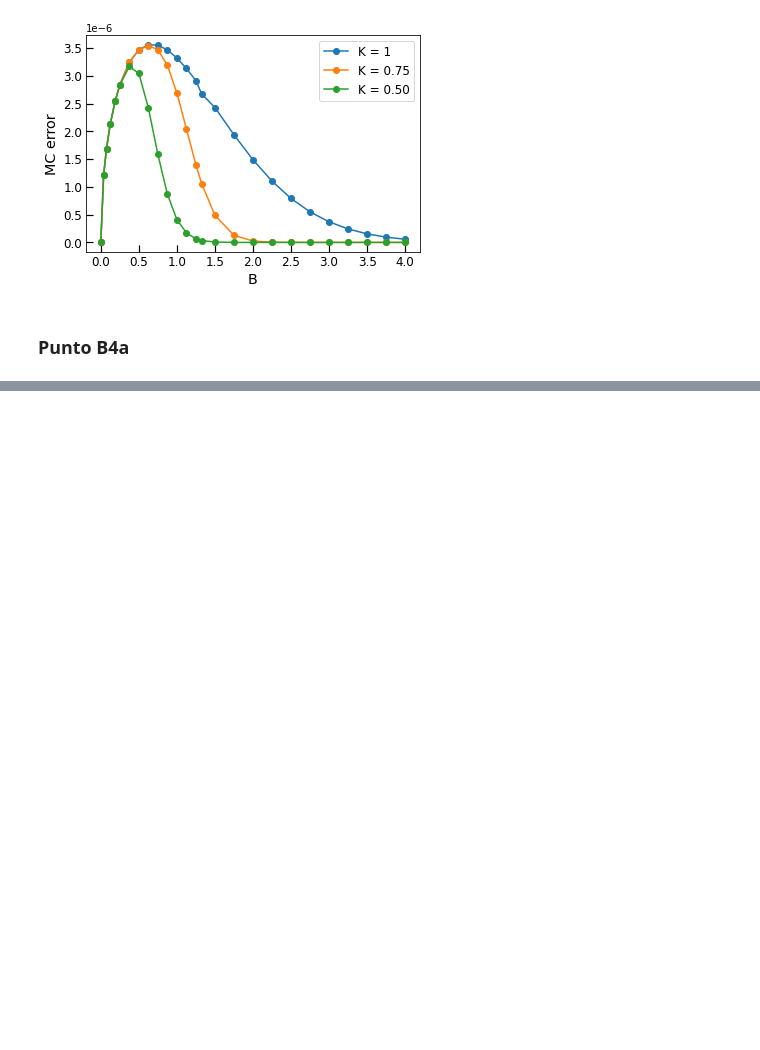
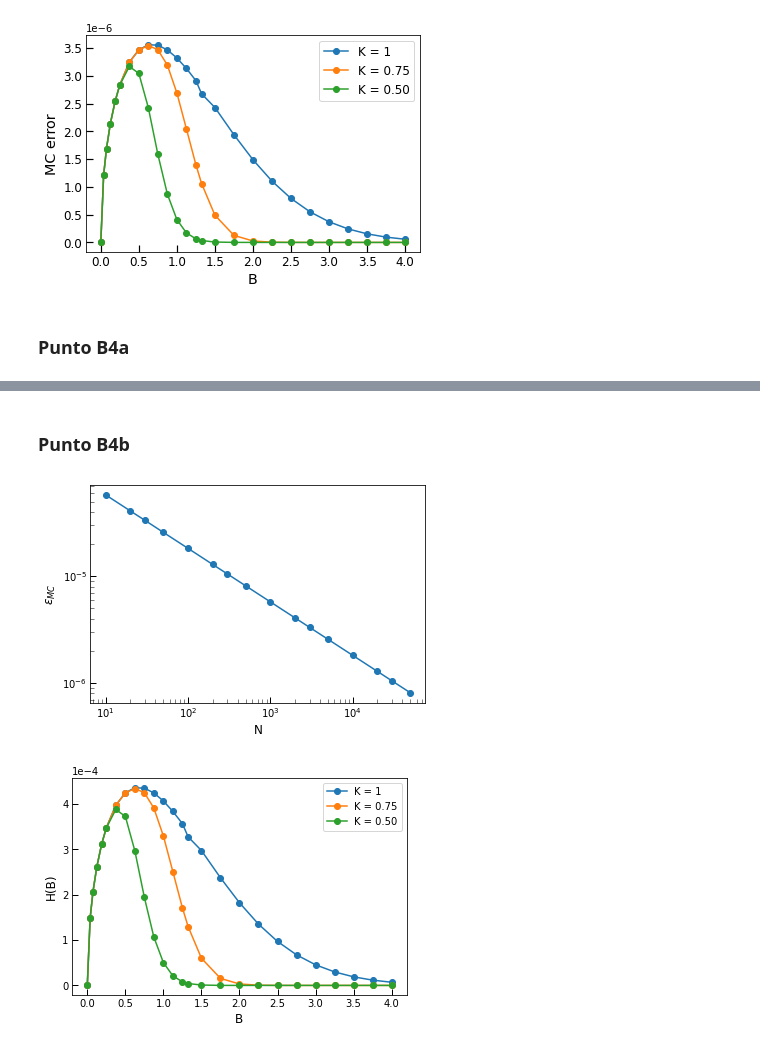
Before and after one commit to magmar1968/assignment_cuda, a Jupyter notebook: py_analisis/punti_B_analysis.ipynb, the cells around one changed output, grey strips where cells are left out. Cells and saved outputs as stored; diff of their text form; code cells hidden in the pictures; blank space fills up the shorter version.

```diff
--- a/py_analisis/punti_B_analysis.ipynb
+++ b/py_analisis/punti_B_analysis.ipynb
@@ -99,0 +101,36 @@ plt.show()
+# %% [markdown]
+### Punto B4b
+# %%
+data = np.genfromtxt(pathoutfile + "outfile_B4b.txt"  , delimiter = ',', comments='#')
+Nsim   = data[:,0]
+MC_err = data[:,2]
+
+#first part
+plt.loglog(Nsim,MC_err , "-o" )
+plt.ylabel(r"$\epsilon_{MC}$", size = 12*scale)
+plt.xlabel(r"N",       size = 12*scale)
+plt.xticks(size = 10*scale)
+plt.yticks(size = 10*scale)
+plt.tick_params(axis="both", direction='in', length=6*scale,width=1*scale)
+plt.tick_params(which = "minor", axis="both",direction="in", length= 4*scale,width=0.5*scale)
+plt.show()
+
+
+#second part
+NSIM = 15000
+
+plt.plot(B_values,data_k100[:,2]*np.sqrt(NSIM),"-o",label = "K = 1   ")
+plt.plot(B_values,data_k075[:,2]*np.sqrt(NSIM),"-o",label = "K = 0.75")
+plt.plot(B_values,data_k050[:,2]*np.sqrt(NSIM),"-o",label = "K = 0.50")
+
+plt.ylabel(r"H(B)",size=12*scale)
+plt.xlabel(r"B",size=12*scale)
+plt.xticks(size = 10*scale)
+plt.yticks(size = 10*scale)
+plt.ticklabel_format(style='sci', axis='y',scilimits=(0,0))
+plt.tick_params(axis="both", direction='in', length=6*scale,width=1*scale)
+plt.legend( prop={'size': 10*scale})
+plt.show()
+# %% [output]
+[figure, added]
+[figure, added]
```
Also changed, not shown: parts of 6 cells of this notebook.
